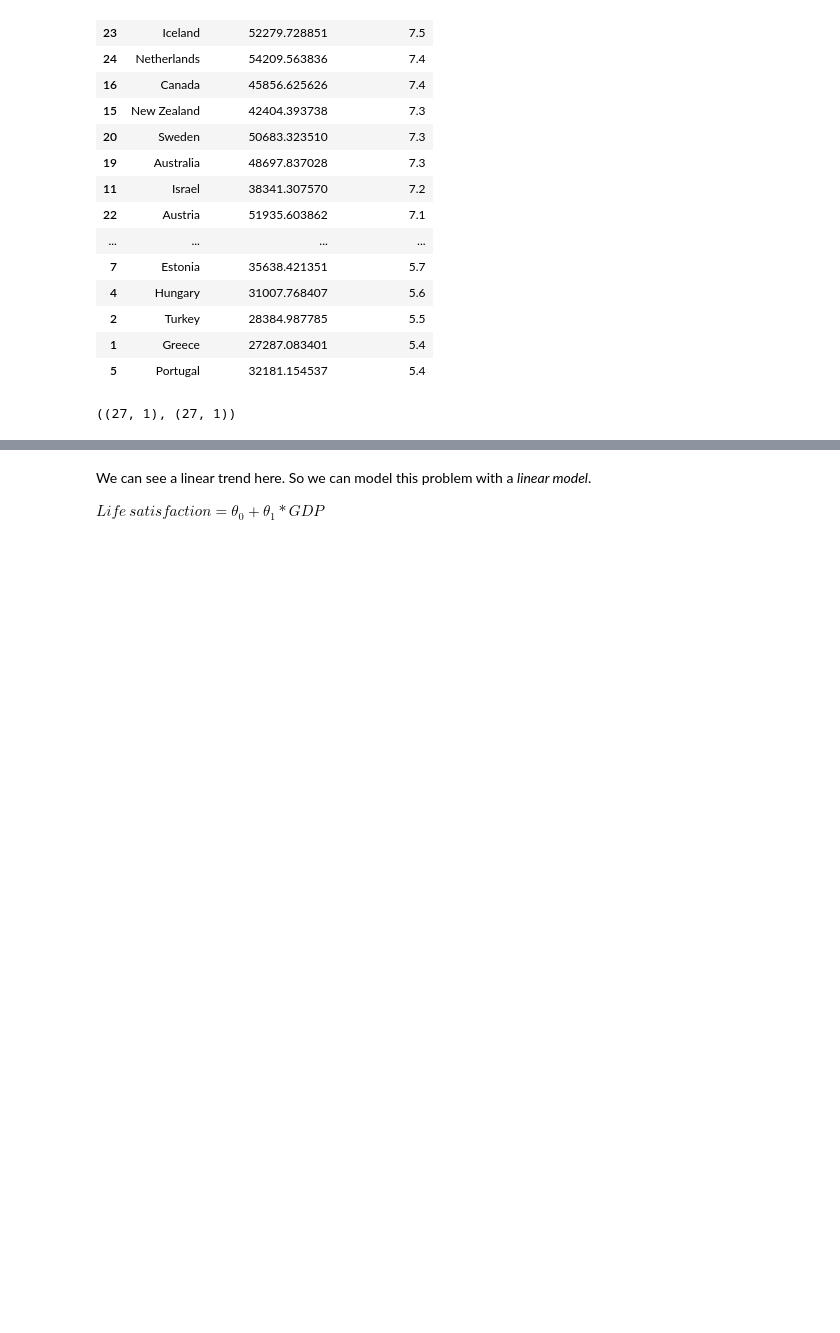
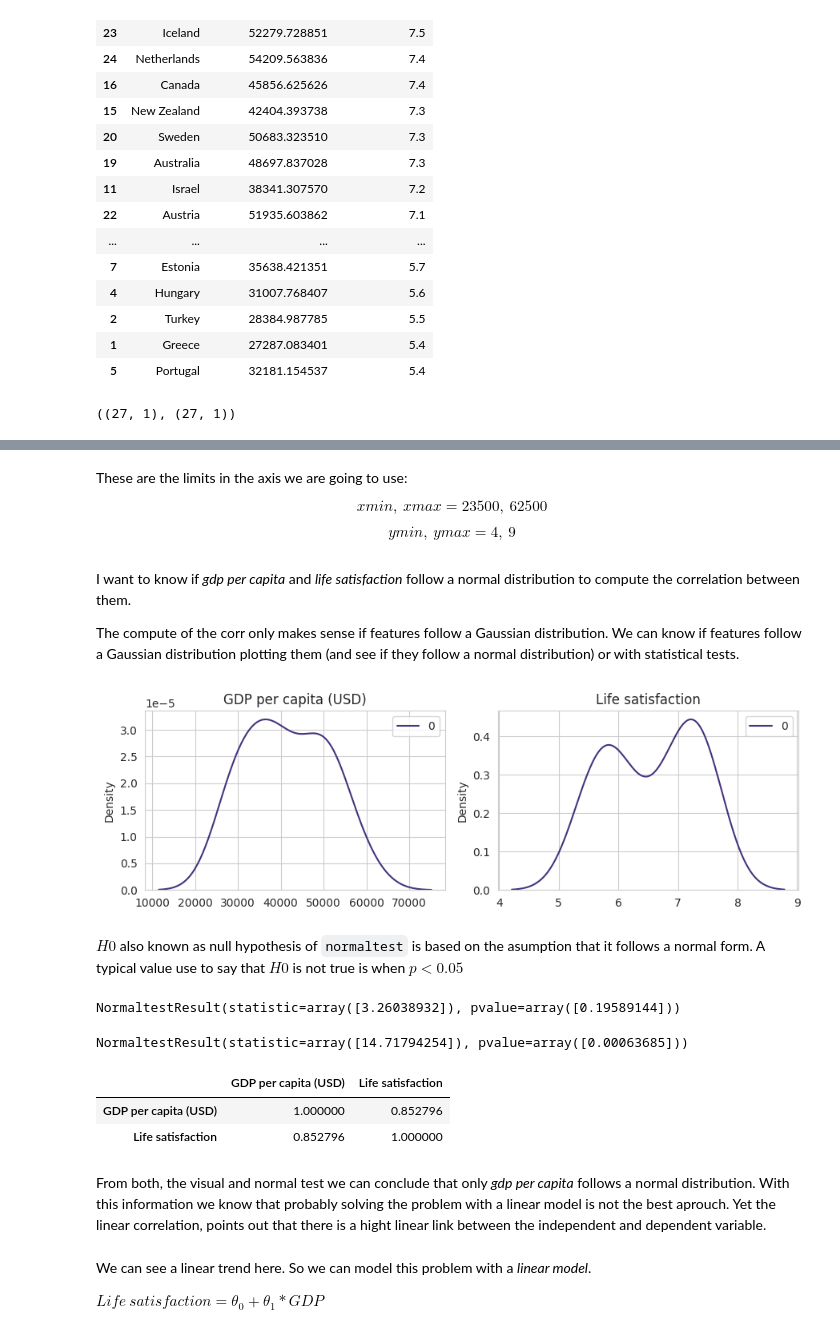
Before and after one commit to wilberquito/ML, a Jupyter notebook: linear-regression/life-sat/Life-Satisfaction.ipynb, the cells around one changed output, grey strips where cells are left out. Cells and saved outputs as stored; diff of their text form; code cells hidden in the pictures; blank space fills up the shorter version.

Commit message:
Expand example linear model

```diff
--- a/linear-regression/life-sat/Life-Satisfaction.ipynb
+++ b/linear-regression/life-sat/Life-Satisfaction.ipynb
@@ -1,11 +1,20 @@
 # %%
 import matplotlib.pyplot as plt
-import numpy as np
+import seaborn as sns
 import pandas as pd
 from sklearn.linear_model import LinearRegression
 from IPython.display import Markdown, display
 
 from os.path import join
+
+from scipy.stats import normaltest
+
+import numpy as np
+
+from sklearn.model_selection import train_test_split
+
+sns.set_style("whitegrid")
+sns.set_palette("viridis")
 # %%
 data_root = "https://github.com/ageron/data/raw/main/"
 lifesat = pd.read_csv(join(data_root, "lifesat", "lifesat.csv"))
@@ -45,3 +60,70 @@ plt.show()
+# %%
+xmin, xmax = 23500, 62500
+ymin, ymax = 4, 9
+
+markdown = f"""
+These are the limits in the axis we are going to use:
+
+$$
+xmin, \ xmax = {xmin}, \ {xmax}
+$$
+
+$$
+ymin, \ ymax = {ymin}, \ {ymax}
+$$
+"""
+
+display(Markdown(markdown))
+# %% [output]
+
+These are the limits in the axis we are going to use:
+
+$$
+xmin, \ xmax = 23500, \ 62500
+$$
+
+$$
+ymin, \ ymax = 4, \ 9
+$$
+# %% [markdown]
+I want to know if *gdp per capita* and *life satisfaction* follow a normal distribution to compute the correlation between them.
+
+The compute of the corr only makes sense if features follow a Gaussian distribution. We can know if features
+follow a Gaussian distribution plotting them (and see if they follow a normal distribution) or with statistical tests.
+# %%
+fig, axes = plt.subplots(1, 2, figsize=(9, 3))
+
+sns.kdeplot(X, ax=axes[0])
+axes[0].set_title("GDP per capita (USD)")
+
+sns.kdeplot(y, ax=axes[1])
+axes[1].set_title("Life satisfaction")
+
+plt.tight_layout()
+plt.show()
+# %% [output]
+[figure, added]
+# %% [markdown]
+ $H0$ also known as null hypothesis of `normaltest` is based on the asumption that it follows a normal form. A typical value use
+to say that $H0$ is not true is when $p < 0.05$
+# %%
+normaltest(X)
+# %% [output]
+NormaltestResult(statistic=array([3.26038932]), pvalue=array([0.19589144]))
+# %%
+normaltest(y)
+# %% [output]
+NormaltestResult(statistic=array([14.71794254]), pvalue=array([0.00063685]))
+# %%
+corr = lifesat[["GDP per capita (USD)", "Life satisfaction"]].corr()
+corr
+# %% [output]
+|  | GDP per capita (USD) | Life satisfaction |
+| GDP per capita (USD) | 1.000000 | 0.852796 |
+| Life satisfaction | 0.852796 | 1.000000 |
+# %% [markdown]
+From both, the visual and normal test we can conclude that only *gdp per capita* follows a normal distribution. With this information
+we know that probably solving the problem with a linear model is not the best aprouch. Yet the linear correlation, points out that there is a hight linear link between the independent and dependent variable.
 # %% [markdown]
 We can see a linear trend here. So we can model this problem with a *linear model*.
 
```
Also changed, not shown: parts of 25 cells of this notebook, 1 other file.
